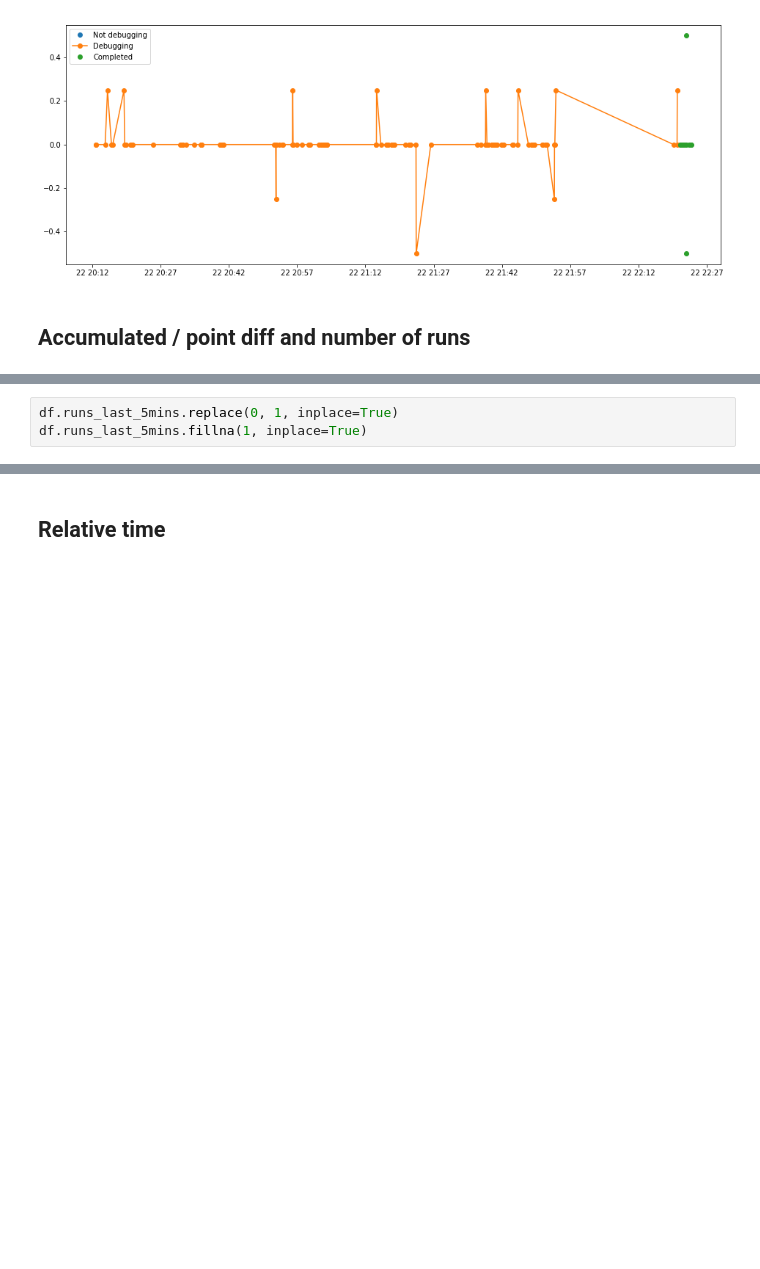
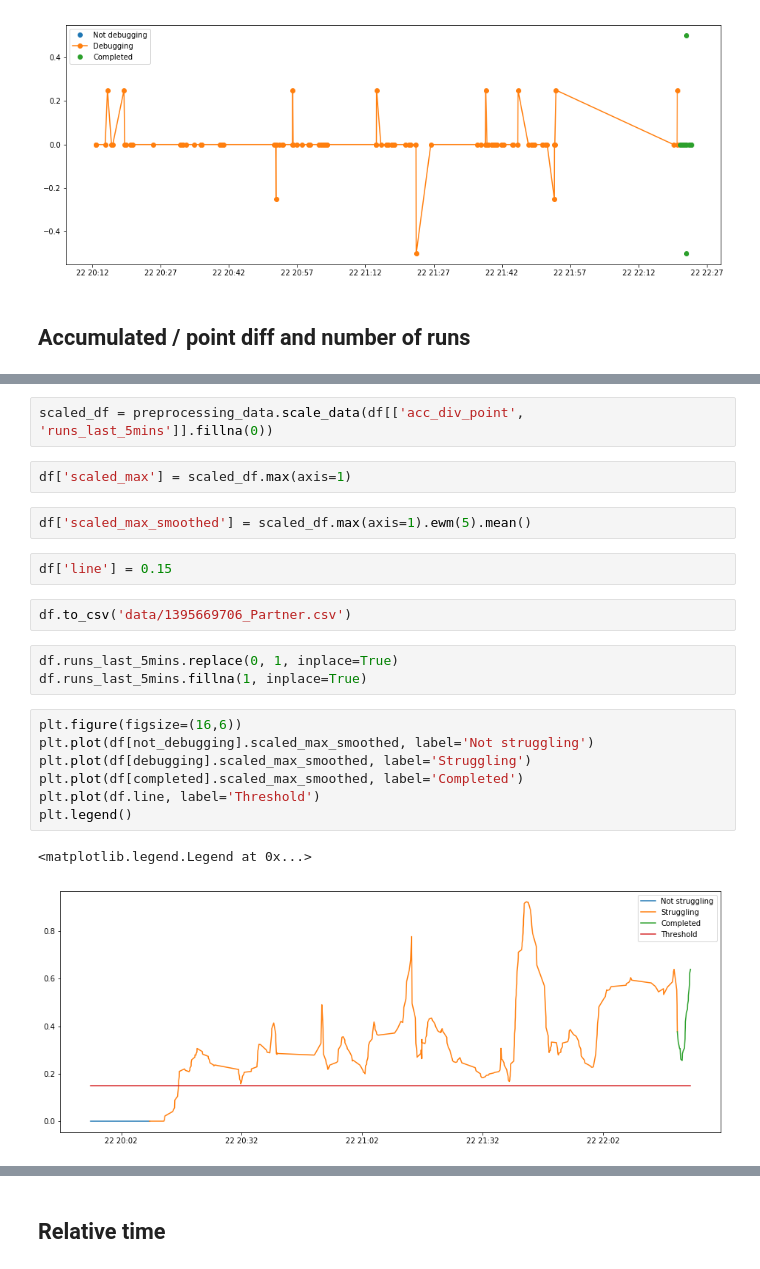
Before and after one commit to hermanmk/jexercise-data-analysis, a Jupyter notebook: Working modes.ipynb, the cells around one changed output, grey strips where cells are left out. Saved outputs shown, nothing was run; the diff lists cells and outputs as text; blank space fills up the shorter version.

```diff
--- a/Working modes.ipynb
+++ b/Working modes.ipynb
@@ -469,6 +512,26 @@ plt.legend()
+# %%
+scaled_df = preprocessing_data.scale_data(df[['acc_div_point', 'runs_last_5mins']].fillna(0))
+# %%
+df['scaled_max'] = scaled_df.max(axis=1)
+# %%
+df['scaled_max_smoothed'] = scaled_df.max(axis=1).ewm(5).mean()
+# %%
+df['line'] = 0.15
+# %%
+df.to_csv('data/1395669706_Partner.csv')
 # %%
 df.runs_last_5mins.replace(0, 1, inplace=True)
 df.runs_last_5mins.fillna(1, inplace=True)
+# %%
+plt.figure(figsize=(16,6))
+plt.plot(df[not_debugging].scaled_max_smoothed, label='Not struggling')
+plt.plot(df[debugging].scaled_max_smoothed, label='Struggling')
+plt.plot(df[completed].scaled_max_smoothed, label='Completed')
+plt.plot(df.line, label='Threshold')
+plt.legend()
+# %% [output]
+<matplotlib.legend.Legend at 0x...>
+[figure, added]
 # %%
 df['acc_div_point_mult_runs'] = df.acc_div_point * df.runs_last_5mins
 plt.figure(figsize=(16,6))
```
Also changed, not shown: parts of 7 cells of this notebook, 1 other file.
